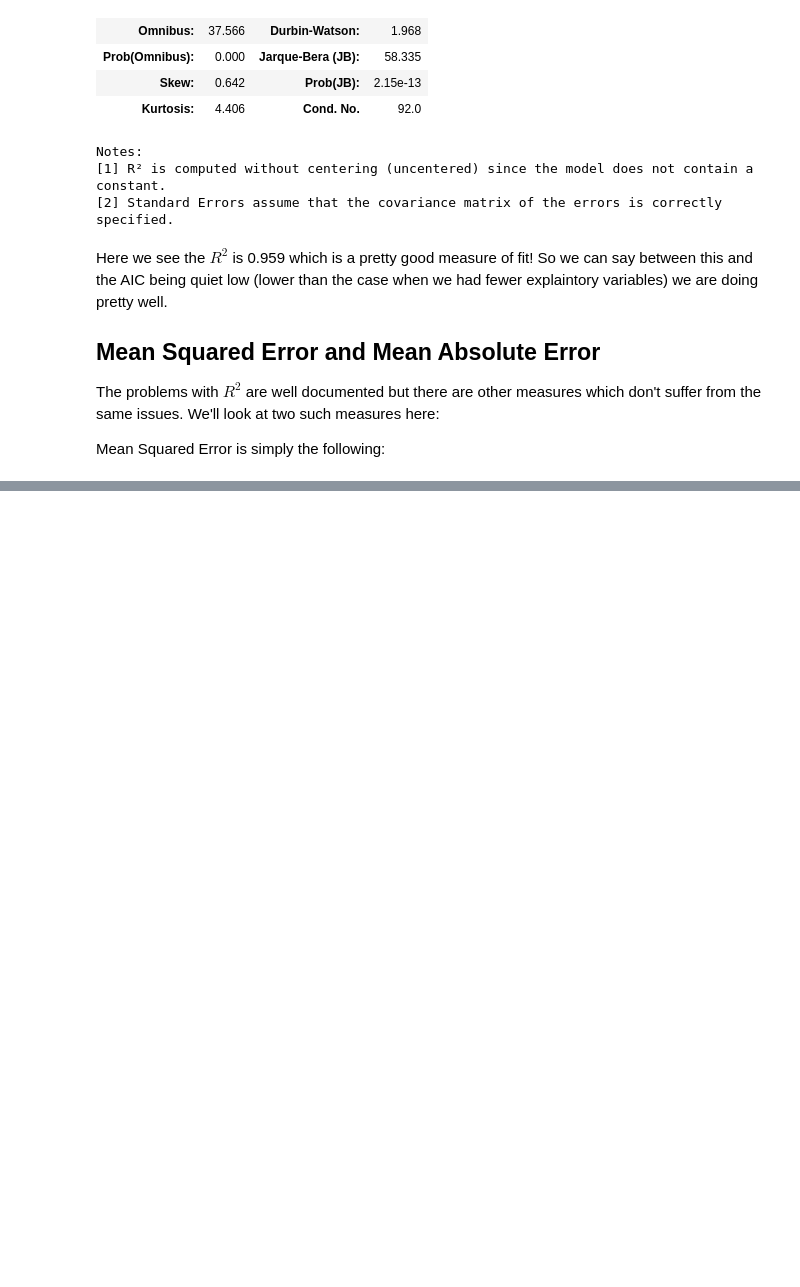
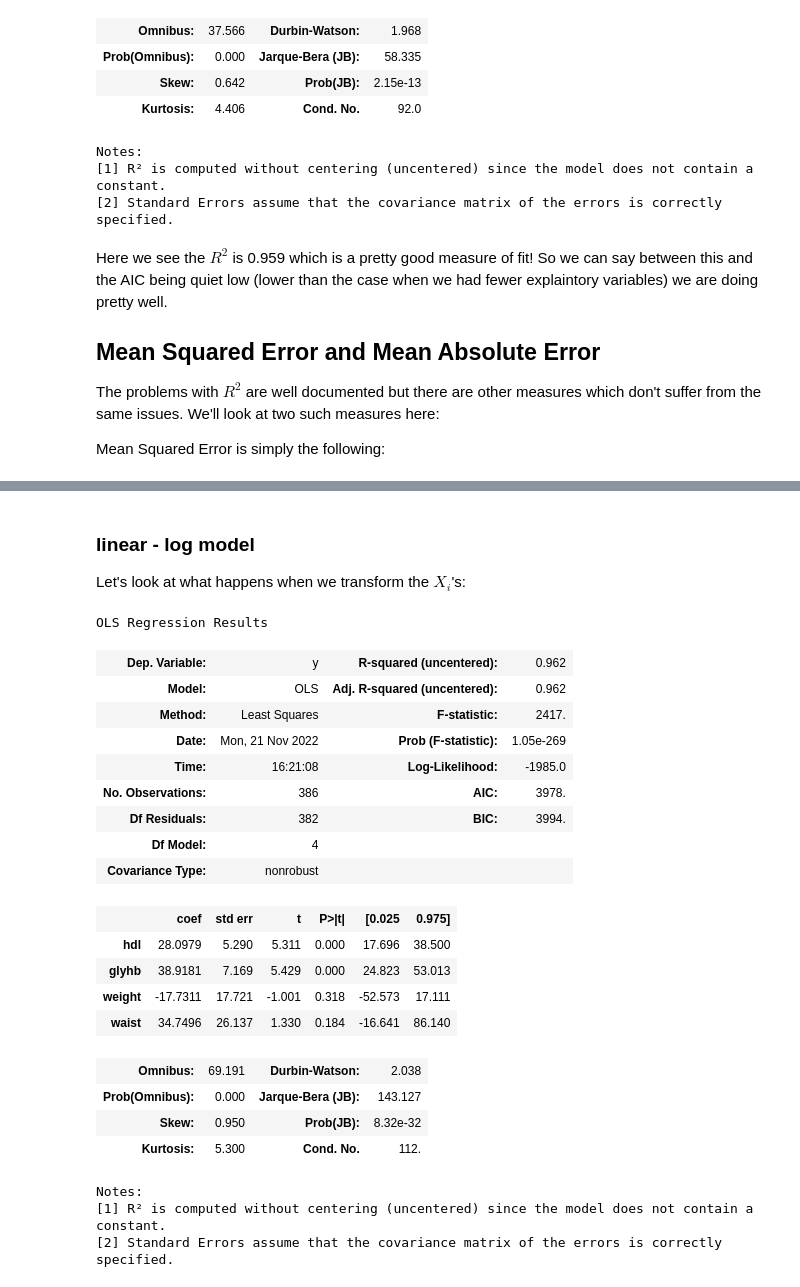
Before and after one commit to EricSchles/johns_hopkins_data_wrangling_and_machine_learning, a Jupyter notebook: an_introduction_to_regression.ipynb, the cells around one changed output, grey strips where cells are left out. Drawn from its saved outputs; the diff is of its cells as text; code cells hidden in the pictures; blank space fills up the shorter version.

```diff
--- a/an_introduction_to_regression.ipynb
+++ b/an_introduction_to_regression.ipynb
@@ -689,0 +887,41 @@ mse(crashes["total"].values, result.fittedvalues)
+# %% [markdown]
+### linear - log model
+
+Let's look at what happens when we transform the $X_{i}$'s:
+# %%
+import statsmodels.api as sm
+import pandas as pd
+import numpy as np
+
+# data source: https://hbiostat.org/data/
+# data dictionary: https://hbiostat.org/data/repo/Cdiabetes.html
+# glyhb is Glycosolated Hemoglobin
+diabetes = pd.read_csv("diabetes.csv")
+diabetes = diabetes.dropna(subset=["hdl", "glyhb", "weight", "waist"])
+measures = np.log(diabetes[["hdl", "glyhb", "weight", "waist"]])
+ols = sm.OLS(diabetes["chol"].values, measures)
+result = ols.fit()
+result.summary()
+# %% [output]
+OLS Regression Results
+| Dep. Variable: | y | R-squared (uncentered): | 0.962 |
+| Model: | OLS | Adj. R-squared (uncentered): | 0.962 |
+| Method: | Least Squares | F-statistic: | 2417. |
+| Date: | Mon, 21 Nov 2022 | Prob (F-statistic): | 1.05e-269 |
+| Time: | 16:21:08 | Log-Likelihood: | -1985.0 |
+| No. Observations: | 386 | AIC: | 3978. |
+| Df Residuals: | 382 | BIC: | 3994. |
+| Df Model: | 4 |  |  |
+| Covariance Type: | nonrobust |  |  |
+|  | coef | std err | t | P>|t| | [0.025 | 0.975] |
+| hdl | 28.0979 | 5.290 | 5.311 | 0.000 | 17.696 | 38.500 |
+| glyhb | 38.9181 | 7.169 | 5.429 | 0.000 | 24.823 | 53.013 |
+| weight | -17.7311 | 17.721 | -1.001 | 0.318 | -52.573 | 17.111 |
+| waist | 34.7496 | 26.137 | 1.330 | 0.184 | -16.641 | 86.140 |
+| Omnibus: | 69.191 | Durbin-Watson: | 2.038 |
+| Prob(Omnibus): | 0.000 | Jarque-Bera (JB): | 143.127 |
+| Skew: | 0.950 | Prob(JB): | 8.32e-32 |
+| Kurtosis: | 5.300 | Cond. No. | 112. |
+Notes:
+[1] R² is computed without centering (uncentered) since the model does not contain a constant.
+[2] Standard Errors assume that the covariance matrix of the errors is correctly specified.
```
Also changed, not shown: parts of 13 cells of this notebook.
